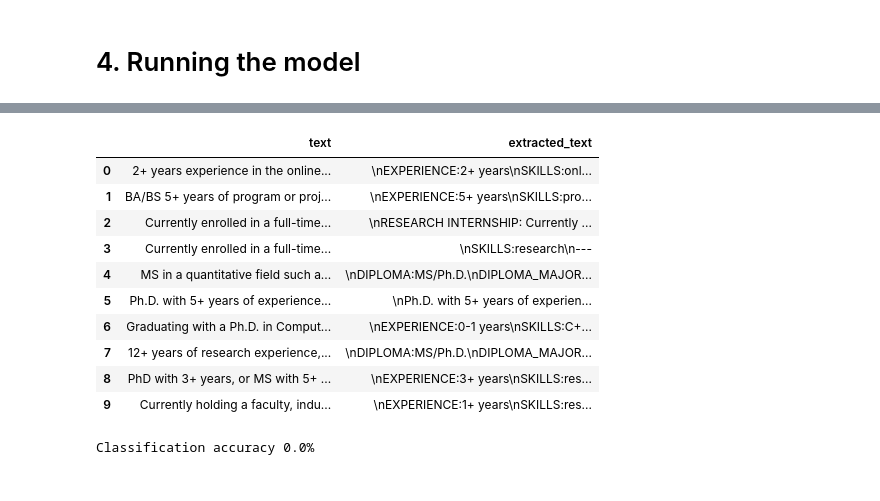
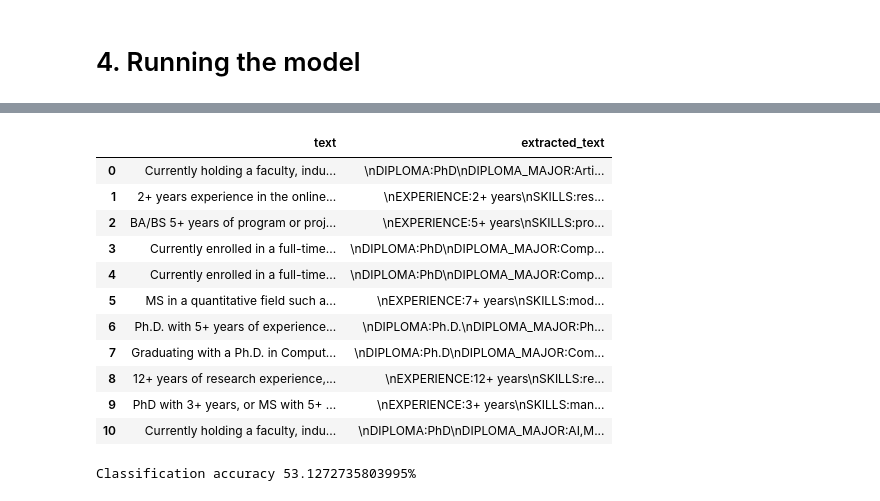
Before and after one commit to degagawolde/in-context-learning, a Jupyter notebook: notebooks/CohereEntityExtract.ipynb, the cells around one changed output, grey strips where cells are left out. Drawn from its saved outputs; the diff is of its cells as text; code cells hidden in the pictures.

```diff
--- a/notebooks/CohereEntityExtract.ipynb
+++ b/notebooks/CohereEntityExtract.ipynb
@@ -103,7 +105,7 @@ class cohereExtractor():
         return(extraction.generations[0].text[:-1])
 
 
-cohereMovieExtractor = cohereExtractor(train_doc[:2])
+cohereMovieExtractor = cohereExtractor(train_doc[:6])
 # %%
 print(cohereMovieExtractor.make_prompt(test_doc[-1]))
 # %% [output]
@@ -124,7 +128,7 @@ SKILLS:development
 Extracted Text:
 # %%
 results = []
-for text in tqdm(test_doc[-10:]):
+for text in tqdm(test_doc):
     try:
         extracted_text = cohereMovieExtractor.extract(text)
         print(extracted_text)
@@ -138,14 +178,15 @@ SKILLS:online advertising
 # %%
-pd.DataFrame(data={'text': test_doc[-10:], 'extracted_text': results})
+pd.DataFrame(data={'text': test_doc, 'extracted_text': results})
 # %% [output]
 |  | text | extracted_text |
-| 0 | 2+ years experience in the online... | \nEXPERIENCE:2+ years\nSKILLS:onl... |
-| 1 | BA/BS 5+ years of program or proj... | \nEXPERIENCE:5+ years\nSKILLS:pro... |
-| 2 | Currently enrolled in a full-time... | \nRESEARCH INTERNSHIP: Currently ... |
-| 3 | Currently enrolled in a full-time... | \nSKILLS:research\n--- |
-| 4 | MS in a quantitative field such a... | \nDIPLOMA:MS/Ph.D.\nDIPLOMA_MAJOR... |
-| 5 | Ph.D. with 5+ years of experience... | \nPh.D. with 5+ years of experien... |
-| 6 | Graduating with a Ph.D. in Comput... | \nEXPERIENCE:0-1 years\nSKILLS:C+... |
-| 7 | 12+ years of research experience,... | \nDIPLOMA:MS/Ph.D.\nDIPLOMA_MAJOR... |
-| 8 | PhD with 3+ years, or MS with 5+ ... | \nEXPERIENCE:3+ years\nSKILLS:res... |
-| 9 | Currently holding a faculty, indu... | \nEXPERIENCE:1+ years\nSKILLS:res... |
+| 0 | Currently holding a faculty, indu... | \nDIPLOMA:PhD\nDIPLOMA_MAJOR:Arti... |
+| 1 | 2+ years experience in the online... | \nEXPERIENCE:2+ years\nSKILLS:res... |
+| 2 | BA/BS 5+ years of program or proj... | \nEXPERIENCE:5+ years\nSKILLS:pro... |
+| 3 | Currently enrolled in a full-time... | \nDIPLOMA:PhD\nDIPLOMA_MAJOR:Comp... |
+| 4 | Currently enrolled in a full-time... | \nDIPLOMA:PhD\nDIPLOMA_MAJOR:Comp... |
+| 5 | MS in a quantitative field such a... | \nEXPERIENCE:7+ years\nSKILLS:mod... |
+| 6 | Ph.D. with 5+ years of experience... | \nDIPLOMA:Ph.D.\nDIPLOMA_MAJOR:Ph... |
+| 7 | Graduating with a Ph.D. in Comput... | \nDIPLOMA:Ph.D\nDIPLOMA_MAJOR:Com... |
+| 8 | 12+ years of research experience,... | \nEXPERIENCE:12+ years\nSKILLS:re... |
+| 9 | PhD with 3+ years, or MS with 5+ ... | \nEXPERIENCE:3+ years\nSKILLS:man... |
+| 10 | Currently holding a faculty, indu... | \nDIPLOMA:PhD\nDIPLOMA_MAJOR:AI,M... |
@@ -173,8 +238,8 @@ test_df['extracted_text'] = test_df['extracted_text'].apply(clean_text)
 # %%
 # Compare the label to the extracted text
-test_df['correct'] = ( test_df['label'] == test_df['extracted_text']).astype(int)
+test_df['similarity_score'] = pd.DataFrame(score)
 
 # Print the accuracy
-print(f'Classification accuracy {test_df["correct"].mean() *100}%')
+print(f'Classification accuracy {test_df["similarity_score"].mean() *100}%')
 # %% [output]
-Classification accuracy 0.0%
+Classification accuracy 53.1272735803995%
```
Also changed, not shown: parts of 10 cells of this notebook, 5 other files.
